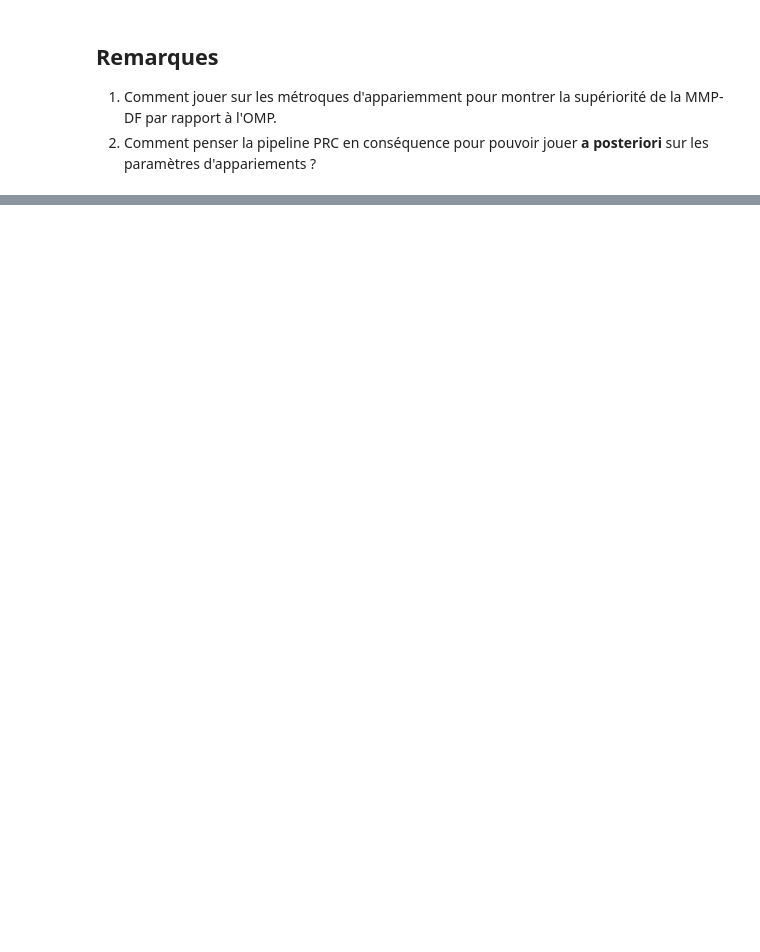
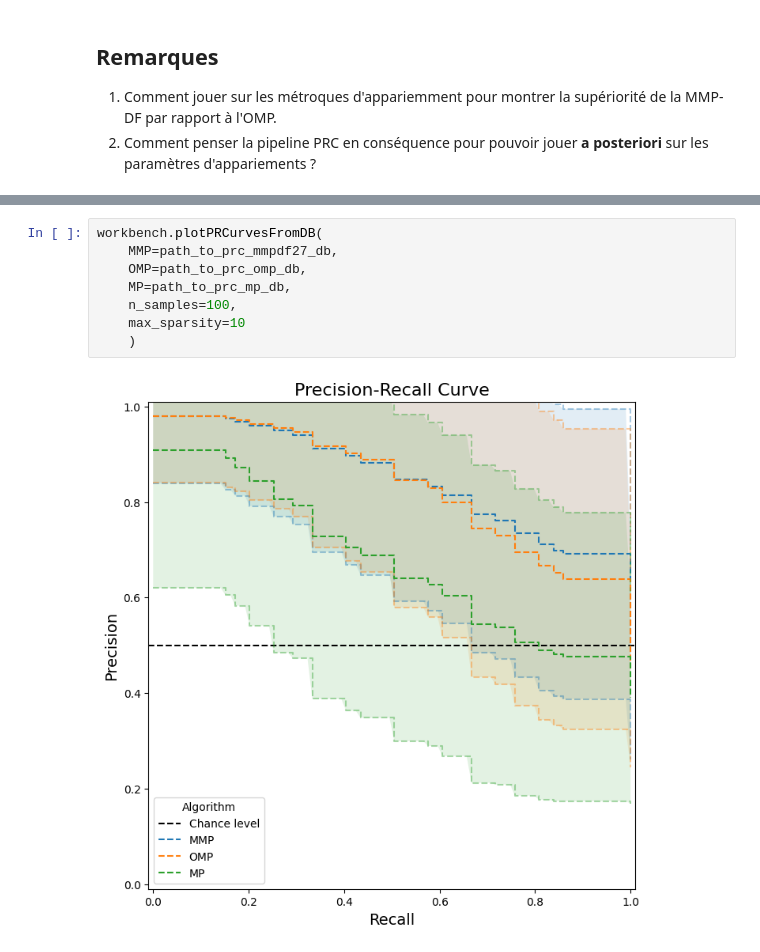
Before and after one commit to yanisgomes/csc, a Jupyter notebook: icassp/prc_plot_results.ipynb, the cells around one changed output, grey strips where cells are left out. Drawn from its saved outputs; the diff is of its cells as text; blank space fills up the shorter version.

```diff
--- a/icassp/prc_plot_results.ipynb
+++ b/icassp/prc_plot_results.ipynb
@@ -69,2 +80,12 @@ workbench.plotPRCurvesFromDB(
+# %%
+workbench.plotPRCurvesFromDB(
+    MMP=path_to_prc_mmpdf27_db,
+    OMP=path_to_prc_omp_db,
+    MP=path_to_prc_mp_db,
+    n_samples=100,
+    max_sparsity=10
+    )
+# %% [output]
+[figure, added]
 # %%
 workbench.plotPRCSNRFromDB(
```
Also changed, not shown: parts of 4 cells of this notebook, 5 other files.
